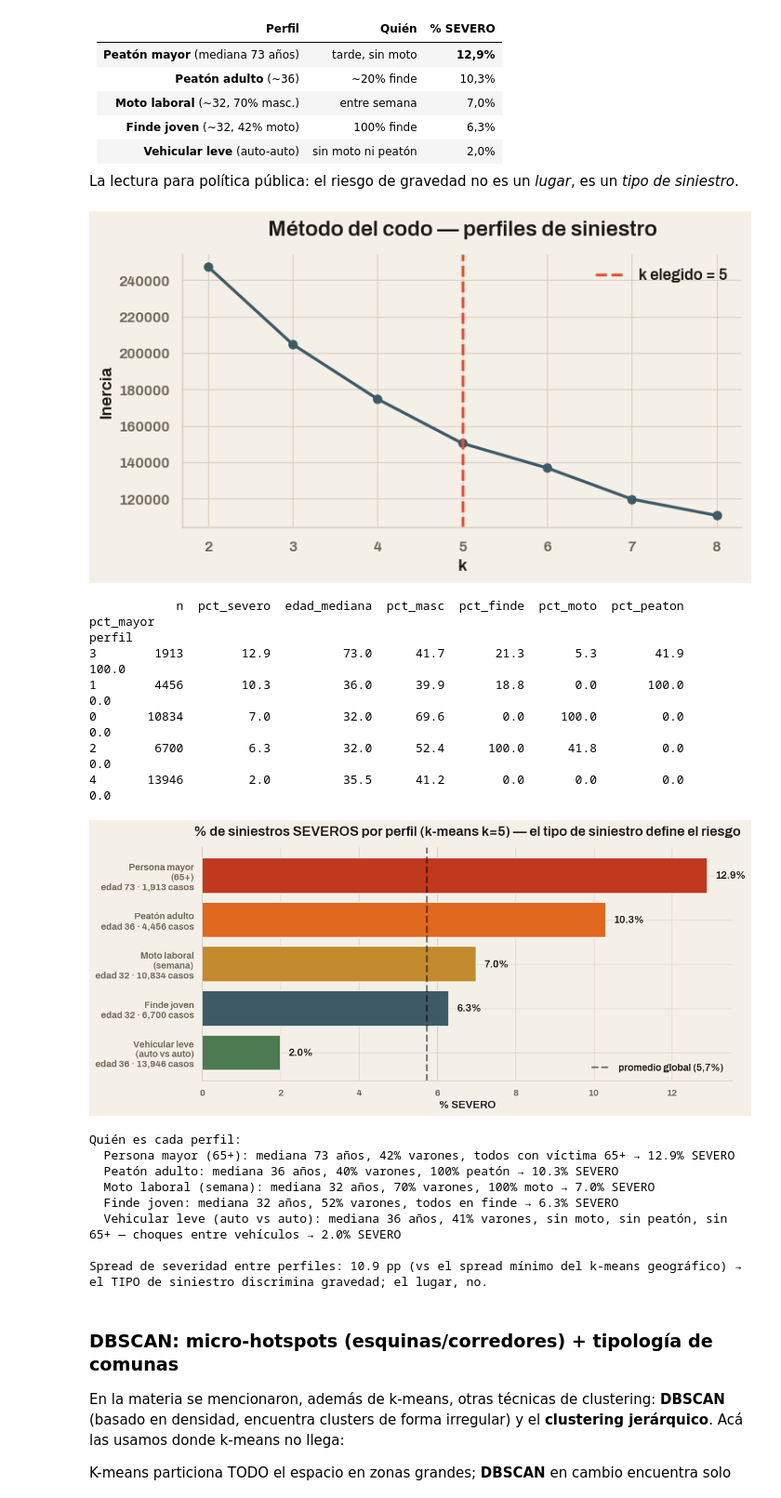
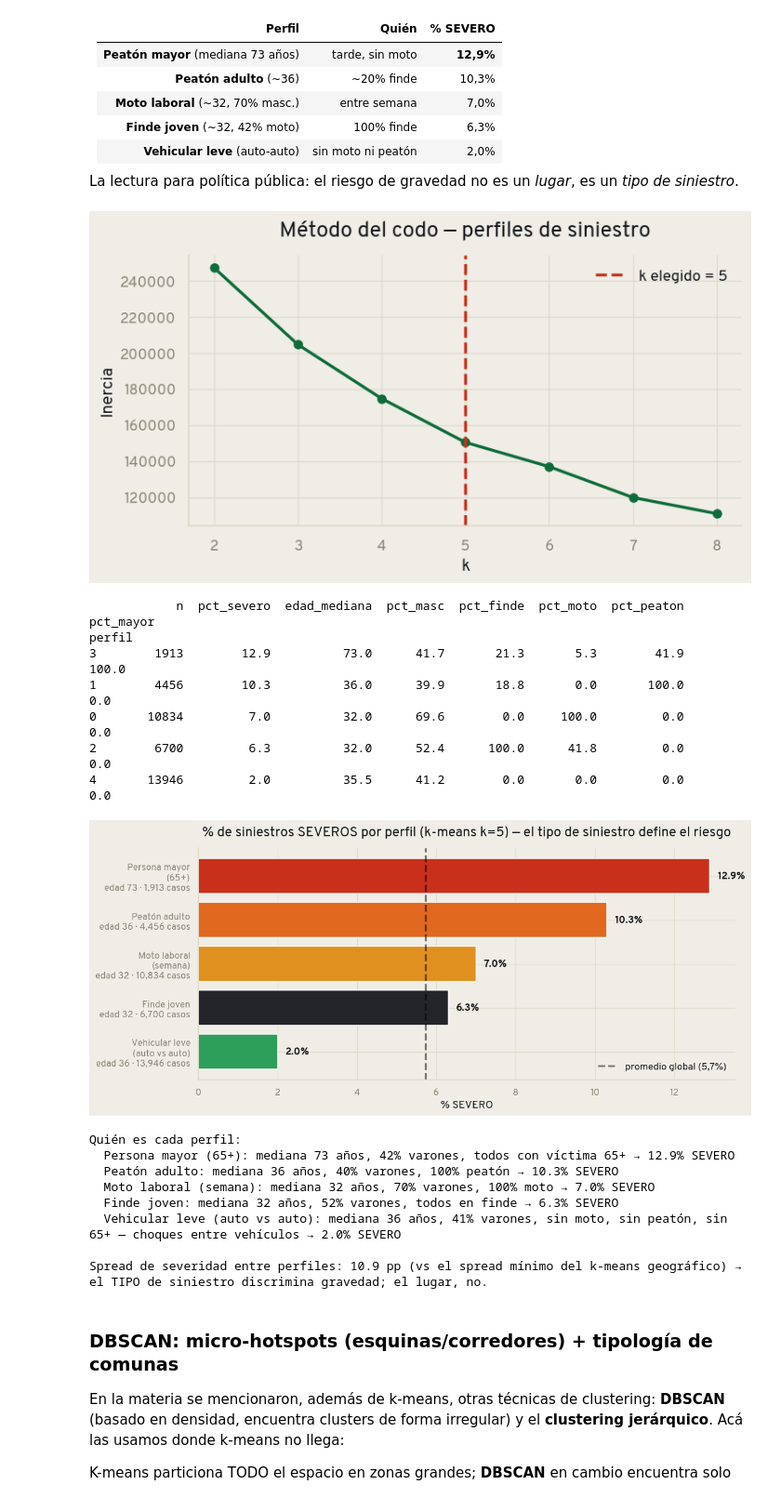
Before and after one commit to valenmendez01/TPO-CienciaDeDatos, a Jupyter notebook: siniestros_viales_pipeline.ipynb, the cells around one changed output. Shown at 93% size. Drawn from its saved outputs; the diff is of its cells as text; code cells hidden in the pictures.

```diff
--- a/siniestros_viales_pipeline.ipynb
+++ b/siniestros_viales_pipeline.ipynb
@@ -1845,10 +1845,10 @@ if df_final is not None:
 
     fig, axes = plt.subplots(1, 2, figsize=(14, 5))
     norm.sort_values('siniestros_2024')['siniestros_2024'].plot(
-        kind='barh', ax=axes[0], color='#6E6456', edgecolor='white')
+        kind='barh', ax=axes[0], color='#6B6456', edgecolor='white')
     axes[0].set_title('Crudo: siniestros 2024')
     norm.sort_values('indice_por_Mveh')['indice_por_Mveh'].plot(
-        kind='barh', ax=axes[1], color='#C0391F', edgecolor='white')
+        kind='barh', ax=axes[1], color='#C8301B', edgecolor='white')
     axes[1].set_title('Normalizado: por millón de vehículos (punto medido)')
     plt.suptitle('El ranking cambia cuando se controla por tránsito', y=1.02)
     plt.tight_layout()
@@ -2359,7 +2359,7 @@ if 'X_geo' in dir():
     ConfusionMatrixDisplay(confusion_matrix(yf_test, yf_pred),
                            display_labels=['LEVE', 'SEVERO']).plot(ax=axes[0], colorbar=False, cmap=CMAP_SEC)
     axes[0].set_title('Matriz de Confusión — Random Forest')
-    RocCurveDisplay.from_estimator(pipeline_rf_final, Xf_test, yf_test, ax=axes[1], color='#4E7A52')
+    RocCurveDisplay.from_estimator(pipeline_rf_final, Xf_test, yf_test, ax=axes[1], color='#2E9E5B')
     axes[1].plot([0, 1], [0, 1], 'k--', alpha=0.4, label='clasificador aleatorio (AUC = 0.5)')
     axes[1].set_title('Curva ROC — Random Forest')
     axes[1].legend()
@@ -2373,7 +2373,7 @@ if 'X_geo' in dir():
     imp = imp.sort_values(ascending=False).head(15)[::-1]
     imp.index = [n.split('__', 1)[1] for n in imp.index]
     plt.figure(figsize=(9, 6))
-    imp.plot(kind='barh', color='#4E7A52', edgecolor='white')
+    imp.plot(kind='barh', color='#2E9E5B', edgecolor='white')
     plt.title('Modelo final (Random Forest, sin flag de registro): importancia — top 15')
     plt.xlabel('Importancia (reducción media de impureza Gini)')
     plt.tight_layout()
@@ -2390,8 +2390,25 @@ if 'X_geo' in dir():
 
     # Visualización del árbol (criterio de impureza: índice de Gini)
     plt.figure(figsize=(22, 9))
-    plot_tree(arbol4, feature_names=list(prep4.get_feature_names_out()),
+    _annos = plot_tree(arbol4, feature_names=list(prep4.get_feature_names_out()),
               class_names=['LEVE', 'SEVERO'], filled=True, fontsize=8, max_depth=3)
+    # Recolorear los nodos a la paleta del deck: SEVERO->severe, LEVE->verde safe;
+    # intensidad por pureza (reemplaza el naranja/azul default de sklearn).
+    import re as _re
+    for _a in _annos:
+        _p = _a.get_bbox_patch(); _t = _a.get_text()
+        if _p is None or 'class =' not in _t:
+            continue
+        _base = (200, 48, 27) if 'class = SEVERO' in _t else (46, 158, 91)
+        _m = _re.search(r'value = \[([^\]]+)\]', _t)
+        _pur = 0.5
+        if _m:
+            _nums = [float(x) for x in _m.group(1).replace(',', ' ').split()]
+            if sum(_nums) > 0:
+                _pur = max(_nums) / sum(_nums)
+        _k = max(0.14, min(1.0, (_pur - 0.5) / 0.5))
+        _p.set_facecolor(tuple((c * _k + 255 * (1 - _k)) / 255 for c in _base))
+        _p.set_edgecolor('#15171B'); _p.set_linewidth(0.7)
     plt.title('Árbol de Decisión (Gini, profundidad limitada como poda preventiva contra el sobreajuste)')
     plt.tight_layout()
     plt.savefig('outputs/arbol_decision.png', dpi=150, bbox_inches='tight')
@@ -2456,8 +2473,8 @@ if 'pipeline_rf_final' in dir():
 
     # Curva precision-recall: el menu de puntos de operacion (lo que vimos como curva ROC en clase)
     plt.figure(figsize=(7.5, 5))
-    plt.plot(rec, prec, color='#3E5A66', lw=2.2)
-    for u, c, lab in [(0.50, '#B0413E', 'por defecto'), (umbral_triage, '#4E7A52', 'triage')]:
+    plt.plot(rec, prec, color='#0E6B3A', lw=2.2)
+    for u, c, lab in [(0.50, '#C8301B', 'por defecto'), (umbral_triage, '#2E9E5B', 'triage')]:
         r, p, _ = punto(u)
         plt.scatter([r], [p], color=c, zorder=5, s=80,
                     label=f'{lab}: recall {r:.2f} | precision {p:.2f}')
@@ -2679,8 +2696,8 @@ if df_final is not None and df_clima_diario is not None:
     pred24 = pd.Series(lin.predict(Xd[~tr]), index=diario.loc[~tr, 'fecha'])
     real24 = yd[~tr].set_axis(diario.loc[~tr, 'fecha'])
     plt.figure(figsize=(13, 4.5))
-    real24.rolling(7).mean().plot(color='#3E5A66', label='real (media móvil 7d)')
-    pred24.rolling(7).mean().plot(color='#E05334', label='predicho (media móvil 7d)')
+    real24.rolling(7).mean().plot(color='#0E6B3A', label='real (media móvil 7d)')
+    pred24.rolling(7).mean().plot(color='#C8301B', label='predicho (media móvil 7d)')
     plt.title('Regresión lineal — siniestros diarios 2024 (test, nunca visto)')
     plt.ylabel('Siniestros/día'); plt.xlabel('')
     plt.legend(); plt.tight_layout()
@@ -2818,8 +2835,8 @@ if df_final is not None:
     ks_p = range(2, 9)
     inercias_p = [KMeans(n_clusters=k, random_state=42, n_init=10).fit(Xperf).inertia_ for k in ks_p]
     plt.figure(figsize=(7, 4))
-    plt.plot(list(ks_p), inercias_p, 'o-', color='#3E5A66')
-    plt.axvline(5, color='#E05334', ls='--', label='k elegido = 5')
+    plt.plot(list(ks_p), inercias_p, 'o-', color='#0E6B3A')
+    plt.axvline(5, color='#C8301B', ls='--', label='k elegido = 5')
     plt.title('Método del codo — perfiles de siniestro')
     plt.xlabel('k'); plt.ylabel('Inercia'); plt.legend()
     plt.tight_layout()
@@ -2853,39 +2870,39 @@ if df_final is not None:
     etiquetas = [f"{r['nombre']}\nedad {r['edad_mediana']:.0f} · {int(r['n']):,} casos"
                  for _, r in orden_plot.iterrows()]
     barras = plt.barh(etiquetas, orden_plot['pct_severo'],
-                      color=['#4E7A52', '#3E5A66', '#C28A2C', '#E0681F', '#C0391F'], edgecolor='white')
+                      color=['#2E9E5B', '#23252A', '#E0901F', '#E0681F', '#C8301B'], edgecolor='white')
     for b, v in zip(barras, orden_plot['pct_severo']):
         plt.text(v + 0.2, b.get_y() + b.get_height() / 2, f'{v:.1f}%', va='center', fontweight='bold')
     plt.axvline(df_final['severo'].mean() * 100, color='k', ls='--', alpha=0.5, label='promedio global (5,7%)')
     plt.title('% de siniestros SEVEROS por perfil (k-means k=5) — el tipo de siniestro define el riesgo')
     plt.xlabel('% SEVERO')
     plt.legend(loc='lower right')
     plt.tight_layout()
     plt.savefig('outputs/perfiles_siniestro.png', dpi=150, bbox_inches='tight')
     plt.show()
 
     print('\nQuién es cada perfil:')
     for _, r in desc.iterrows():
         rasgos = []
         if r['pct_moto'] > 50:   rasgos.append(f"{r['pct_moto']:.0f}% moto")
         if r['pct_peaton'] > 50: rasgos.append(f"{r['pct_peaton']:.0f}% peatón")
         if r['pct_mayor'] > 50:  rasgos.append('todos con víctima 65+')
         if r['pct_finde'] > 50:  rasgos.append('todos en finde')
         if not rasgos:           rasgos.append('sin moto, sin peatón, sin 65+ — choques entre vehículos')
         print(f"  {r['nombre'].replace(chr(10), ' ')}: mediana {r['edad_mediana']:.0f} años, "
               f"{r['pct_masc']:.0f}% varones, {', '.join(rasgos)} → {r['pct_severo']:.1f}% SEVERO")
     print(f"\nSpread de severidad entre perfiles: {desc['pct_severo'].max() - desc['pct_severo'].min():.1f} pp"
           " (vs el spread mínimo del k-means geográfico) → el TIPO de siniestro discrimina gravedad; el lugar, no.")
 # %% [output]
-[figure, old version]
+[figure, new version]
             n  pct_severo  edad_mediana  pct_masc  pct_finde  pct_moto  pct_peaton  pct_mayor
 perfil
 3        1913        12.9          73.0      41.7       21.3       5.3        41.9      100.0
 1        4456        10.3          36.0      39.9       18.8       0.0       100.0        0.0
 0       10834         7.0          32.0      69.6        0.0     100.0         0.0        0.0
 2        6700         6.3          32.0      52.4      100.0      41.8         0.0        0.0
 4       13946         2.0          35.5      41.2        0.0       0.0         0.0        0.0
-[figure, old version]
+[figure, new version]
 Quién es cada perfil:
   Persona mayor (65+): mediana 73 años, 42% varones, todos con víctima 65+ → 12.9% SEVERO
   Peatón adulto: mediana 36 años, 40% varones, 100% peatón → 10.3% SEVERO
```
Also changed, not shown: parts of 23 cells of this notebook, 13 other files.
